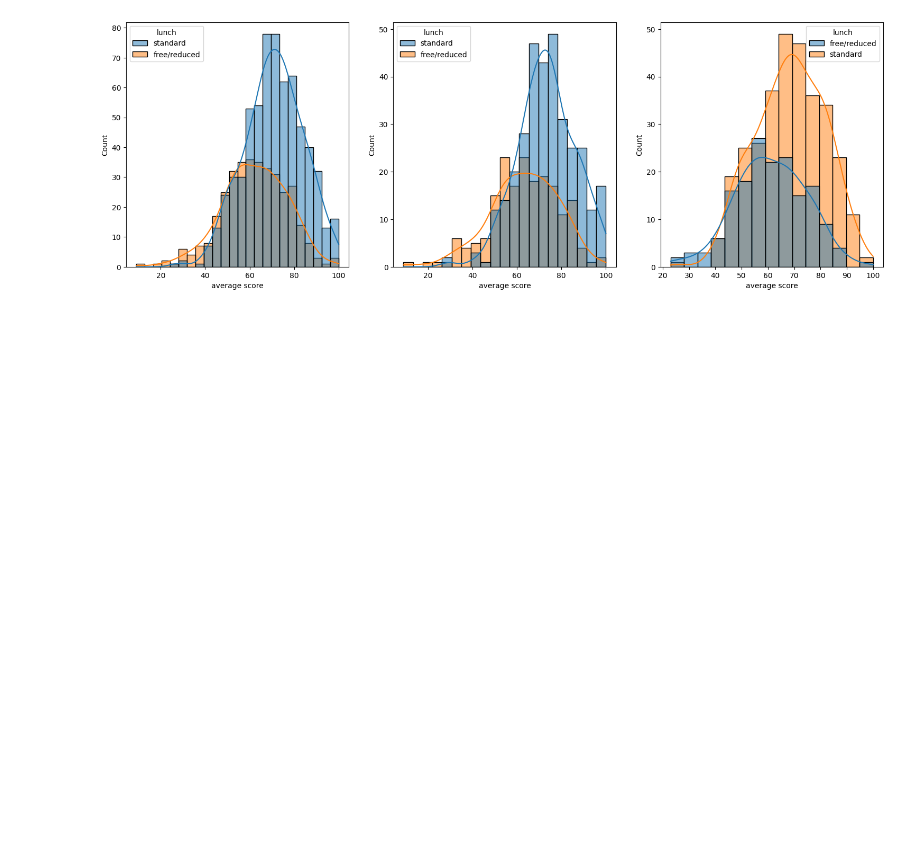
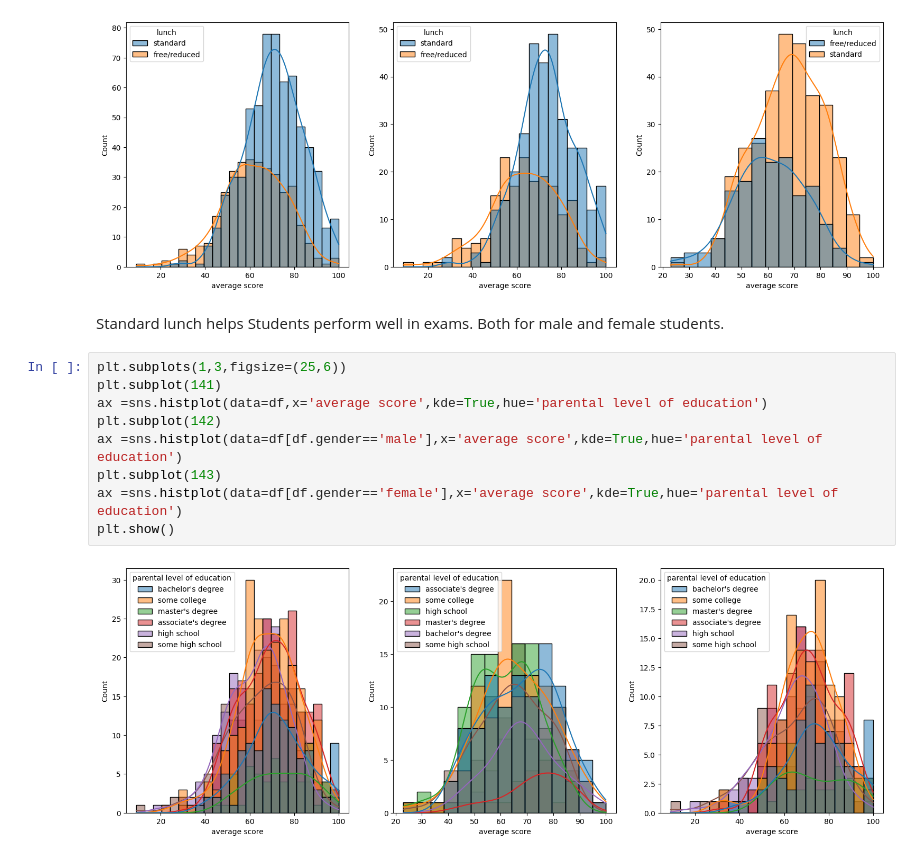
Before and after one commit to goodnessohi/my_ml_project, a Jupyter notebook: notebook/EDA.ipynb, the cells around one changed output. Saved outputs shown, nothing was run; the diff lists cells and outputs as text; blank space fills up the shorter version.

Commit message:
data ingestion, model training on jupyter notebook

```diff
--- a/notebook/EDA.ipynb
+++ b/notebook/EDA.ipynb
@@ -256,3 +244,16 @@ sns.histplot(data=df[df.gender=='male'],x='average score', kde=True, hue='lunch'
 plt.show()
 # %% [output]
 [figure]
+# %% [markdown]
+Standard lunch helps Students perform well in exams. Both for male and female students.
+# %%
+plt.subplots(1,3,figsize=(25,6))
+plt.subplot(141)
+ax =sns.histplot(data=df,x='average score',kde=True,hue='parental level of education')
+plt.subplot(142)
+ax =sns.histplot(data=df[df.gender=='male'],x='average score',kde=True,hue='parental level of education')
+plt.subplot(143)
+ax =sns.histplot(data=df[df.gender=='female'],x='average score',kde=True,hue='parental level of education')
+plt.show()
+# %% [output]
+[figure, added]
```
Also changed, not shown: parts of 17 cells of this notebook, 7 other files.
